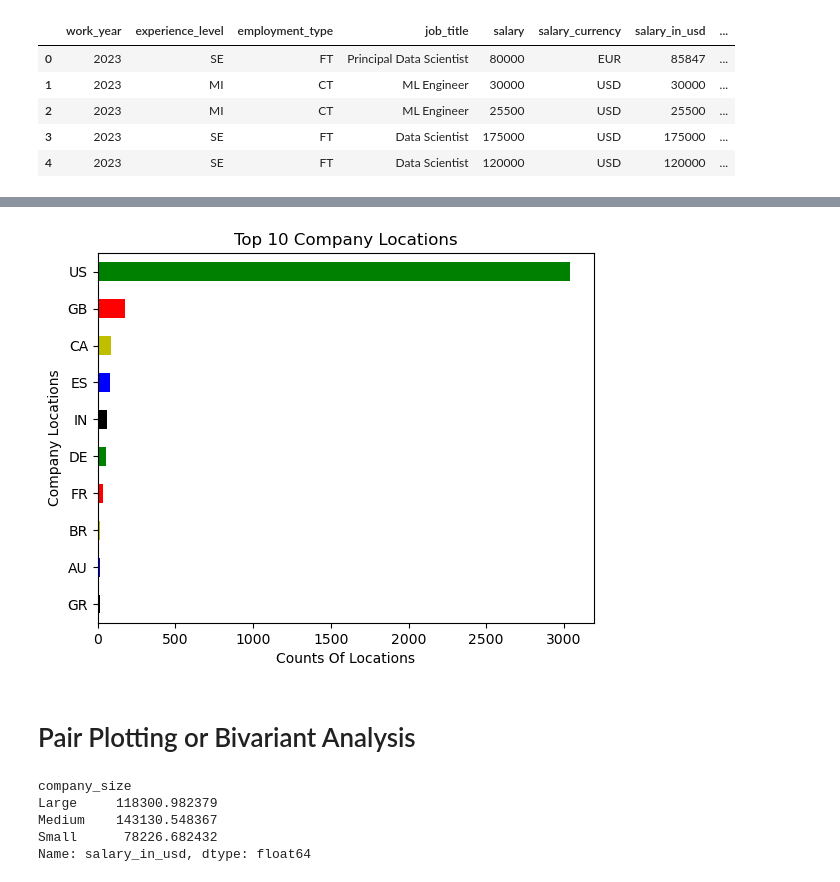
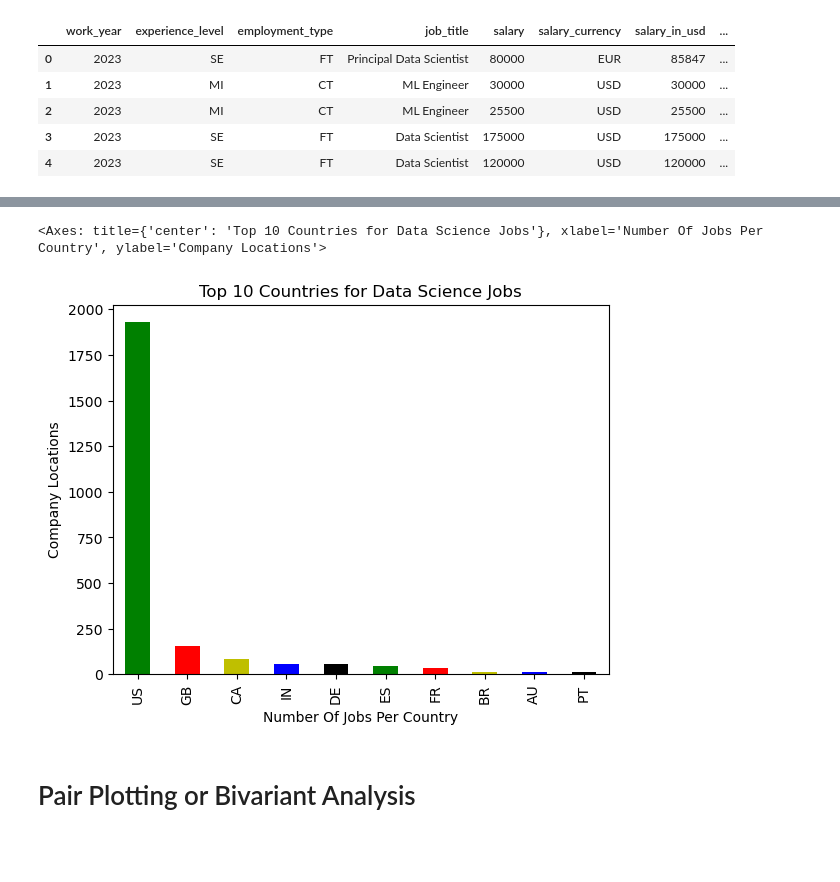
Before and after one commit to garimac12/project_acai, a Jupyter notebook: Project_NN.ipynb, the cells around one changed output, grey strips where cells are left out. Cells and saved outputs as stored; diff of their text form; code cells hidden in the pictures; blank space fills up the shorter version.

```diff
--- a/Project_NN.ipynb
+++ b/Project_NN.ipynb
@@ -90,3 +40,8 @@ df.head()
+# %%
+#Find duplicate rows
+duplicate_rows = df[df.duplicated()]
+#Remove duplicate rows
+df = df.drop_duplicates()
 # %%
 #Finding the number of rows and column of Data set
 a, b = df.shape
@@ -154,23 +80,15 @@ top10_company_locations= company_locations_counts.head(10)
 # %%
 #Top 10 company loations
 top10_company_locations.plot(
-    kind="barh",
+    kind="bar",
     color=["g","r","y","b","k"],
-    title="Top 10 Company Locations",
-    xlabel = "Counts Of Locations",
+    title="Top 10 Countries for Data Science Jobs",
+    xlabel = "Number Of Jobs Per Country",
     ylabel ="Company Locations",
 
-).invert_yaxis()
+)
 # %% [output]
+<Axes: title={'center': 'Top 10 Countries for Data Science Jobs'}, xlabel='Number Of Jobs Per Country', ylabel='Company Locations'>
-[figure, old version]
+[figure, new version]
 # %% [markdown]
 # Pair Plotting or Bivariant Analysis
-# %%
-avg_salary_bar_company_size = df.groupby("company_size")["salary_in_usd"].mean()
-avg_salary_bar_company_size
-# %% [output]
-company_size
-Large     118300.982379
-Medium    143130.548367
-Small      78226.682432
-Name: salary_in_usd, dtype: float64
```
Also changed, not shown: parts of 26 cells of this notebook.
